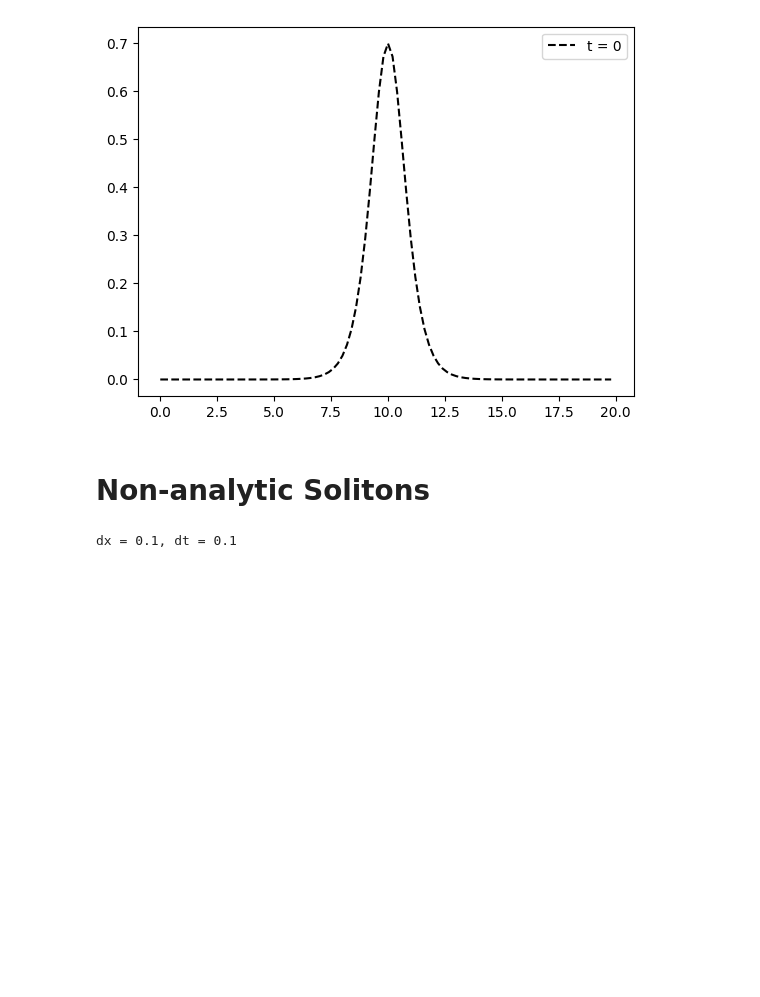
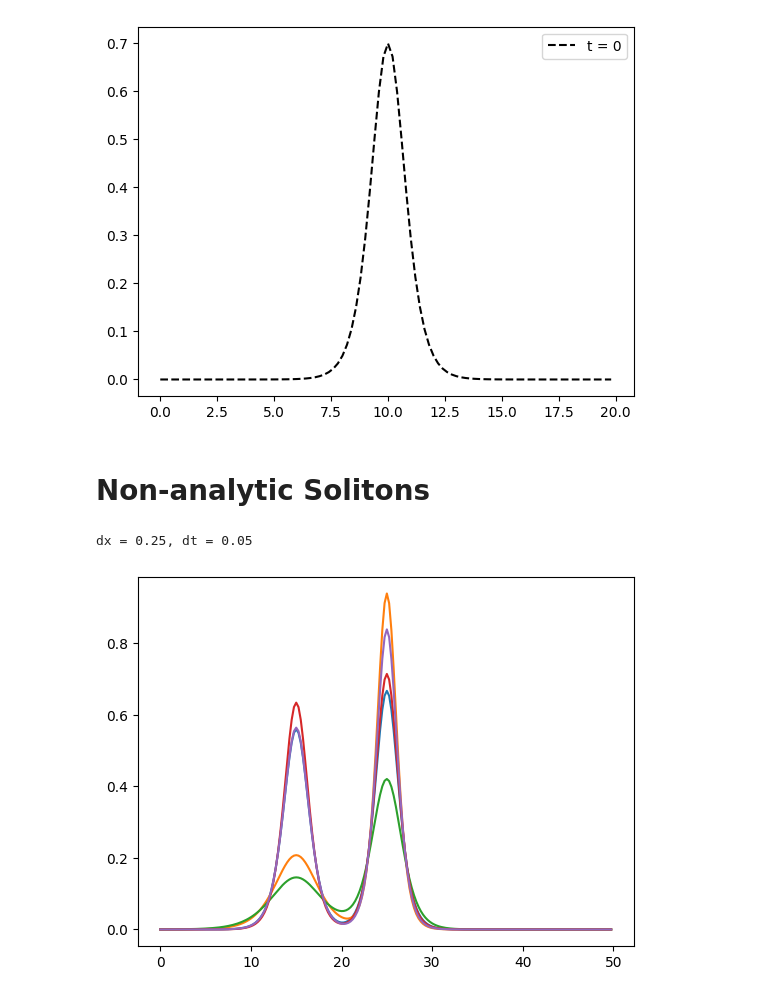
Before and after one commit to Kohmann/master-GAN, a Jupyter notebook: waveEquations/kdv_minimal.ipynb, the cells around one changed output. Cells and saved outputs as stored; diff of their text form; code cells hidden in the pictures; blank space fills up the shorter version.

```diff
--- a/waveEquations/kdv_minimal.ipynb
+++ b/waveEquations/kdv_minimal.ipynb
@@ -91,14 +91,12 @@ gamma = 1.0
 t_max = 10
 c = 2 # the speed and two times the height of the wave
 P = 50  # period
-M = 500  # number of spatial points
-N = 100 # number of temporal points
-
-k1= 0.70 # upper=0.7, lower
-k2 = .3 #  upper= 0.5, lower
+M = 200  # number of spatial points
+N = 200 # number of temporal points
+lower, upper = .2, .7 # lower and upper bounds for wave init heights
 # Grids
 x, dx = grid(P, M) # spatial grid
 t, dt = grid(t_max, N) # temporal grid
 print(f"dx = {dx}, dt = {dt}")
 # %% [output]
-dx = 0.1, dt = 0.1
+dx = 0.25, dt = 0.05
@@ -104,0 +208,5 @@ dx = 0.1, dt = 0.1
+# %%
+for i in range(5):
+    plt.plot(twosolotions.x, twosolotions.data[i,0])
+# %% [output]
+[figure, added]
```
Also changed, not shown: parts of 8 cells of this notebook.
